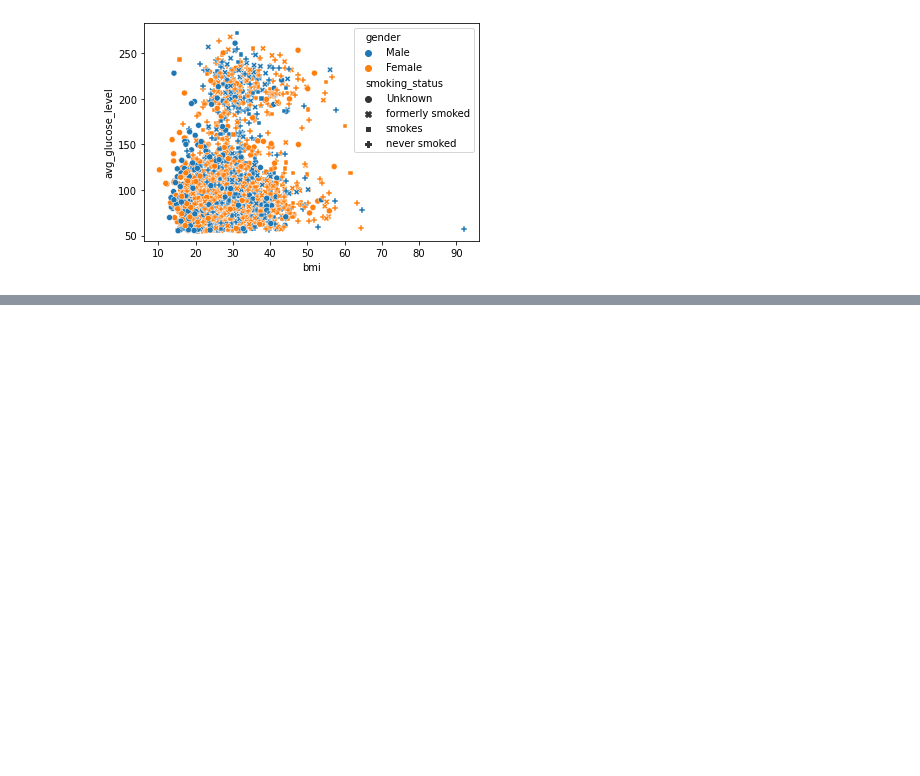
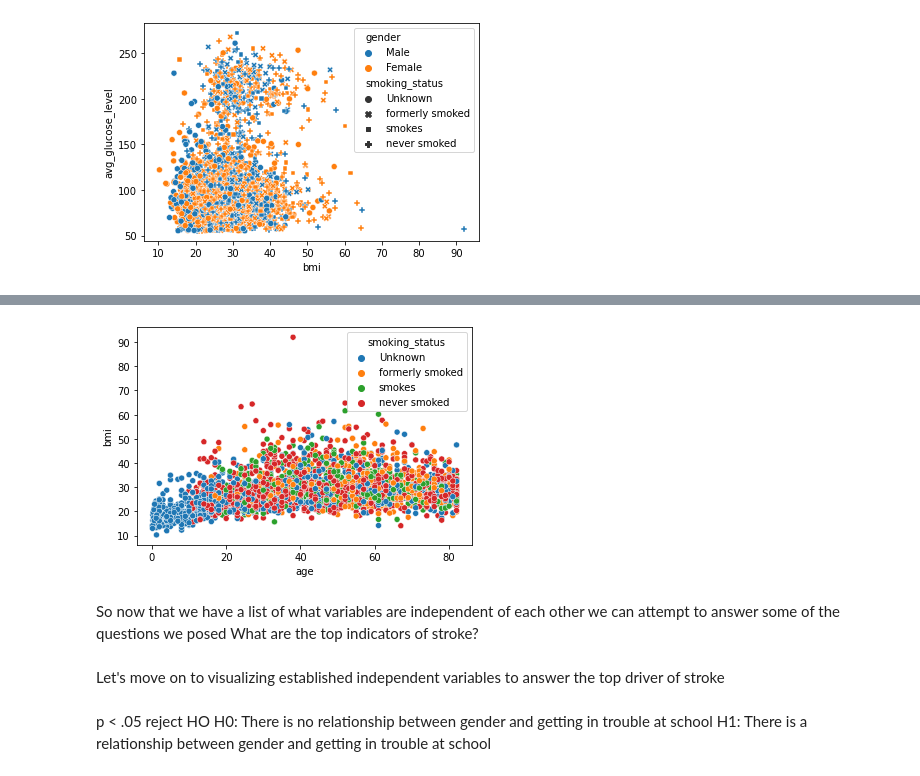
Before and after one commit to stroke-predictors/germain-capstone-stoke-prediction, a Jupyter notebook: explore-Sarah.ipynb, the cells around one changed output, grey strips where cells are left out. Saved outputs shown, nothing was run; the diff lists cells and outputs as text; code cells hidden in the pictures; blank space fills up the shorter version.

```diff
--- a/explore-Sarah.ipynb
+++ b/explore-Sarah.ipynb
@@ -85,0 +104,9 @@ plt.show()
+# %%
+#Multivariate Analysis with 4 variabls
+sns.scatterplot(train["age"], train["bmi"], hue=train["smoking_status"])
+plt.show()
+# %% [output]
+[figure, added]
+# %% [markdown]
+So now that we have a list of what variables are independent of each other we can attempt to answer some of the questions we posed
+What are the top indicators of stroke?
@@ -85,0 +115,6 @@ plt.show()
+# %% [markdown]
+Let's move on to visualizing established independent variables to answer the top driver of stroke
+# %% [markdown]
+p < .05 reject HO
+H0: There is no relationship between gender and getting in trouble at school
+H1: There is a relationship between gender and getting in trouble at school
```
Also changed, not shown: parts of 7 cells of this notebook.
